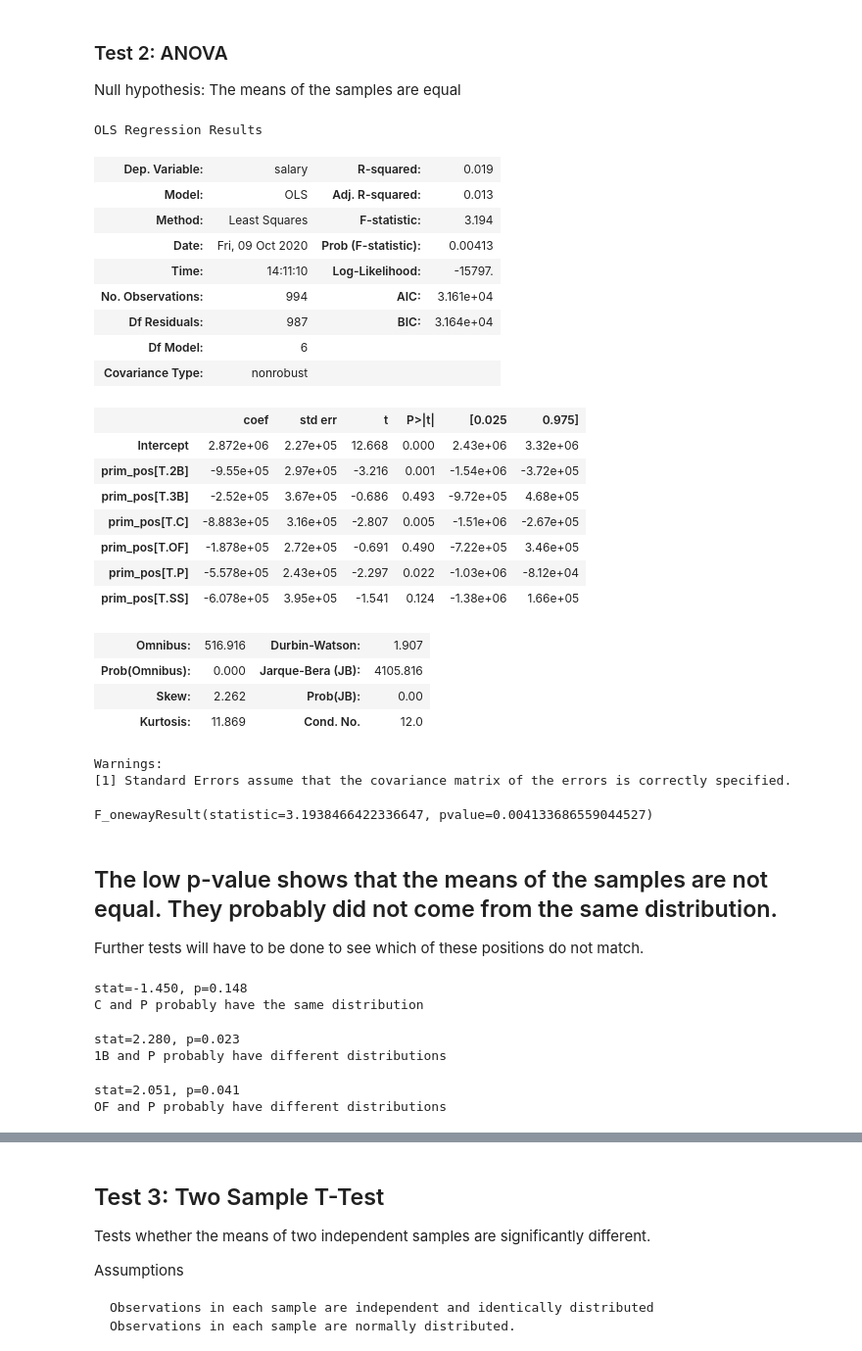
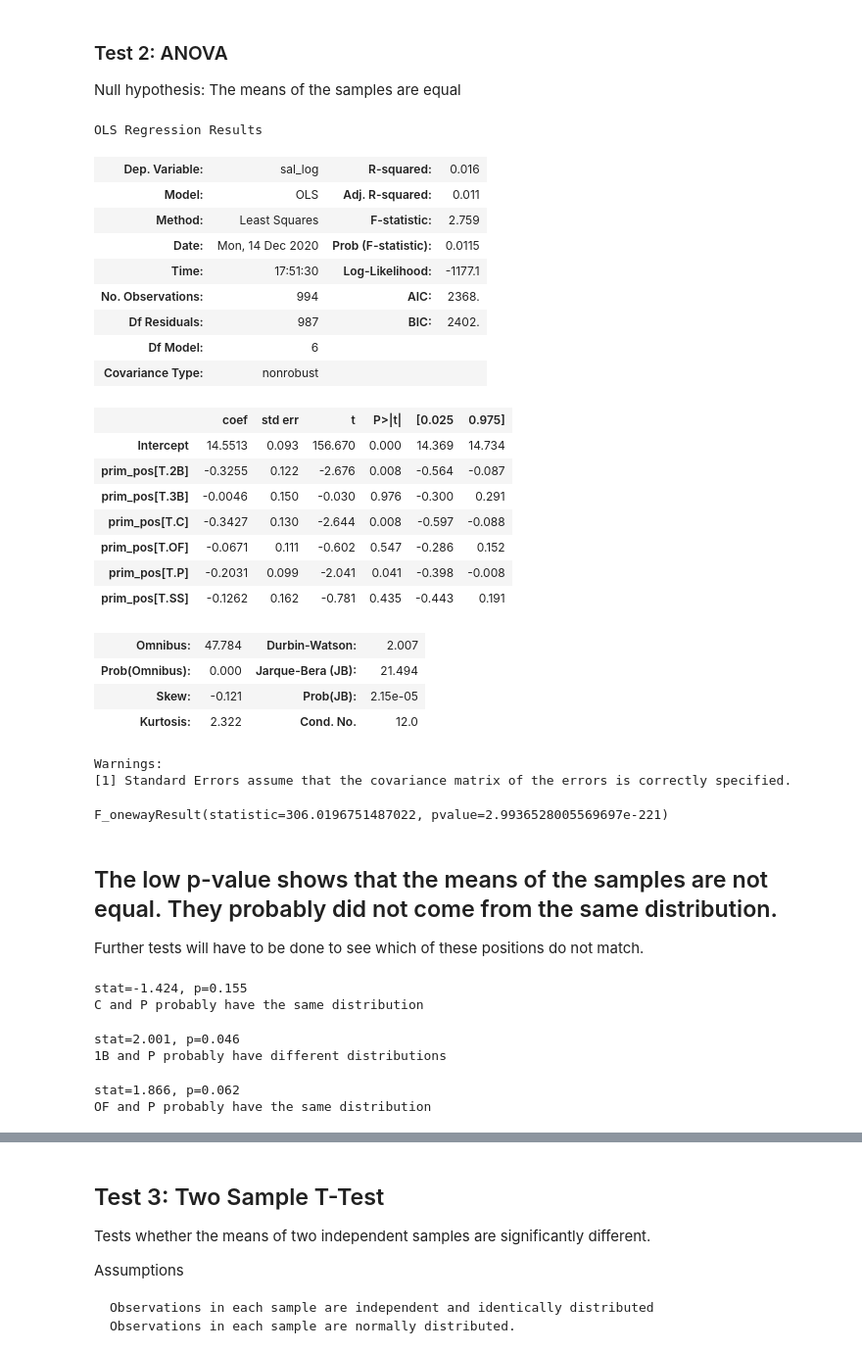
Before and after one commit to ptorres001/MLB_Salary_prediction, a Jupyter notebook: 02_analysis.ipynb, the cells around one changed output, grey strips where cells are left out. Shown at 98% size. Drawn from its saved outputs; the diff is of its cells as text; code cells hidden in the pictures.

```diff
--- a/02_analysis.ipynb
+++ b/02_analysis.ipynb
@@ -172,6 +192,8 @@ df['throws'].value_counts()
 R    774
 L    220
 Name: throws, dtype: int64
+# %%
+df['sal_log'] = np.log(df['salary'])
 # %%
 fig, ax = plt.subplots(figsize = (15,10))
 
@@ -221,44 +255,44 @@ We fail to reject the null hypothesis that there is no difference between left a
 Null hypothesis: The means of the samples are equal
 # %%
 # why can we use ols in this case?
-anova_prim_pos = ols('salary~prim_pos', data=df).fit()
+anova_prim_pos = ols('sal_log~prim_pos', data=df).fit()
 anova_prim_pos.summary()
 # %% [output]
 OLS Regression Results
-| Dep. Variable: | salary | R-squared: | 0.019 |
-| Model: | OLS | Adj. R-squared: | 0.013 |
-| Method: | Least Squares | F-statistic: | 3.194 |
-| Date: | Fri, 09 Oct 2020 | Prob (F-statistic): | 0.00413 |
-| Time: | 14:11:10 | Log-Likelihood: | -15797. |
-| No. Observations: | 994 | AIC: | 3.161e+04 |
-| Df Residuals: | 987 | BIC: | 3.164e+04 |
+| Dep. Variable: | sal_log | R-squared: | 0.016 |
+| Model: | OLS | Adj. R-squared: | 0.011 |
+| Method: | Least Squares | F-statistic: | 2.759 |
+| Date: | Mon, 14 Dec 2020 | Prob (F-statistic): | 0.0115 |
+| Time: | 17:51:30 | Log-Likelihood: | -1177.1 |
+| No. Observations: | 994 | AIC: | 2368. |
+| Df Residuals: | 987 | BIC: | 2402. |
 | Df Model: | 6 |  |  |
 | Covariance Type: | nonrobust |  |  |
 |  | coef | std err | t | P>|t| | [0.025 | 0.975] |
-| Intercept | 2.872e+06 | 2.27e+05 | 12.668 | 0.000 | 2.43e+06 | 3.32e+06 |
-| prim_pos[T.2B] | -9.55e+05 | 2.97e+05 | -3.216 | 0.001 | -1.54e+06 | -3.72e+05 |
-| prim_pos[T.3B] | -2.52e+05 | 3.67e+05 | -0.686 | 0.493 | -9.72e+05 | 4.68e+05 |
-| prim_pos[T.C] | -8.883e+05 | 3.16e+05 | -2.807 | 0.005 | -1.51e+06 | -2.67e+05 |
-| prim_pos[T.OF] | -1.878e+05 | 2.72e+05 | -0.691 | 0.490 | -7.22e+05 | 3.46e+05 |
-| prim_pos[T.P] | -5.578e+05 | 2.43e+05 | -2.297 | 0.022 | -1.03e+06 | -8.12e+04 |
-| prim_pos[T.SS] | -6.078e+05 | 3.95e+05 | -1.541 | 0.124 | -1.38e+06 | 1.66e+05 |
+| Intercept | 14.5513 | 0.093 | 156.670 | 0.000 | 14.369 | 14.734 |
+| prim_pos[T.2B] | -0.3255 | 0.122 | -2.676 | 0.008 | -0.564 | -0.087 |
+| prim_pos[T.3B] | -0.0046 | 0.150 | -0.030 | 0.976 | -0.300 | 0.291 |
+| prim_pos[T.C] | -0.3427 | 0.130 | -2.644 | 0.008 | -0.597 | -0.088 |
+| prim_pos[T.OF] | -0.0671 | 0.111 | -0.602 | 0.547 | -0.286 | 0.152 |
+| prim_pos[T.P] | -0.2031 | 0.099 | -2.041 | 0.041 | -0.398 | -0.008 |
+| prim_pos[T.SS] | -0.1262 | 0.162 | -0.781 | 0.435 | -0.443 | 0.191 |
-| Omnibus: | 516.916 | Durbin-Watson: | 1.907 |
-| Prob(Omnibus): | 0.000 | Jarque-Bera (JB): | 4105.816 |
-| Skew: | 2.262 | Prob(JB): | 0.00 |
-| Kurtosis: | 11.869 | Cond. No. | 12.0 |
+| Omnibus: | 47.784 | Durbin-Watson: | 2.007 |
+| Prob(Omnibus): | 0.000 | Jarque-Bera (JB): | 21.494 |
+| Skew: | -0.121 | Prob(JB): | 2.15e-05 |
+| Kurtosis: | 2.322 | Cond. No. | 12.0 |
 Warnings:
 [1] Standard Errors assume that the covariance matrix of the errors is correctly specified.
 # %%
-stats.f_oneway(df['salary'][df['prim_pos'] == 'P'],
-                df['salary'][df['prim_pos'] == 'C'],
-                df['salary'][df['prim_pos'] == '1B'],
+stats.f_oneway(df['sal_log'][df['prim_pos'] == 'P'],
+                df['sal_log'][df['prim_pos'] == 'C'],
+                df['sal_log'][df['prim_pos'] == '1B'],
                 df['salary'][df['prim_pos'] == '2B'],
-                df['salary'][df['prim_pos'] == '3B'],
-                df['salary'][df['prim_pos'] == 'SS'],
-                df['salary'][df['prim_pos'] == 'OF'],
+                df['sal_log'][df['prim_pos'] == '3B'],
+                df['sal_log'][df['prim_pos'] == 'SS'],
+                df['sal_log'][df['prim_pos'] == 'OF'],
                 )
 # %% [output]
-F_onewayResult(statistic=3.1938466422336647, pvalue=0.004133686559044527)
+F_onewayResult(statistic=306.0196751487022, pvalue=2.9936528005569697e-221)
 # %% [markdown]
 ## The low p-value shows that the means of the samples are not equal. They probably did not come from the same distribution.
 
@@ -266,39 +300,39 @@ Further tests will have to be done to see which of these positions do not match.
 # %%
 op1 = 'C'
 op2 = 'P'
-stat, p = ttest_ind(df.salary[df['prim_pos'] == op1], df.salary[df['prim_pos'] == op2])
+stat, p = ttest_ind(df.sal_log[df['prim_pos'] == op1], df.sal_log[df['prim_pos'] == op2])
 print('stat=%.3f, p=%.3f' % (stat, p))
 if p > 0.05:
     print(op1 + ' and ' + op2 +' probably have the same distribution')
 else:
     print(op1 + ' and ' + op2 +' probably have different distributions')
 # %% [output]
-stat=-1.450, p=0.148
+stat=-1.424, p=0.155
 C and P probably have the same distribution
 # %%
 op1 = '1B'
 op2 = 'P'
-stat, p = ttest_ind(df.salary[df['prim_pos'] == op1], df.salary[df['prim_pos'] == op2])
+stat, p = ttest_ind(df.sal_log[df['prim_pos'] == op1], df.sal_log[df['prim_pos'] == op2])
 print('stat=%.3f, p=%.3f' % (stat, p))
 if p > 0.05:
     print(op1 + ' and ' + op2 +' probably have the same distribution')
 else:
     print(op1 + ' and ' + op2 +' probably have different distributions')
 # %% [output]
-stat=2.280, p=0.023
+stat=2.001, p=0.046
 1B and P probably have different distributions
 # %%
 op1 = 'OF'
 op2 = 'P'
-stat, p = ttest_ind(df.salary[df['prim_pos'] == op1], df.salary[df['prim_pos'] == op2])
+stat, p = ttest_ind(df.sal_log[df['prim_pos'] == op1], df.sal_log[df['prim_pos'] == op2])
 print('stat=%.3f, p=%.3f' % (stat, p))
 if p > 0.05:
     print(op1 + ' and ' + op2 +' probably have the same distribution')
 else:
     print(op1 + ' and ' + op2 +' probably have different distributions')
 # %% [output]
-stat=2.051, p=0.041
-OF and P probably have different distributions
+stat=1.866, p=0.062
+OF and P probably have the same distribution
 # %%
 op1 = '1B'
 op2 = 'C'
```
Also changed, not shown: parts of 14 cells of this notebook.
